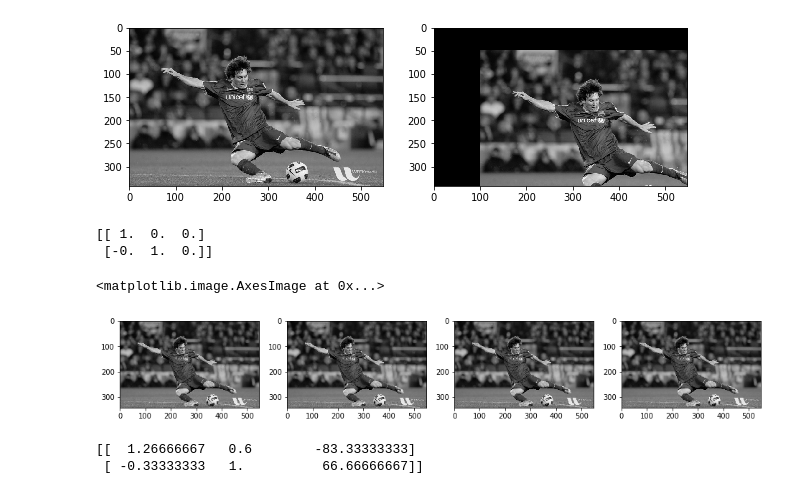
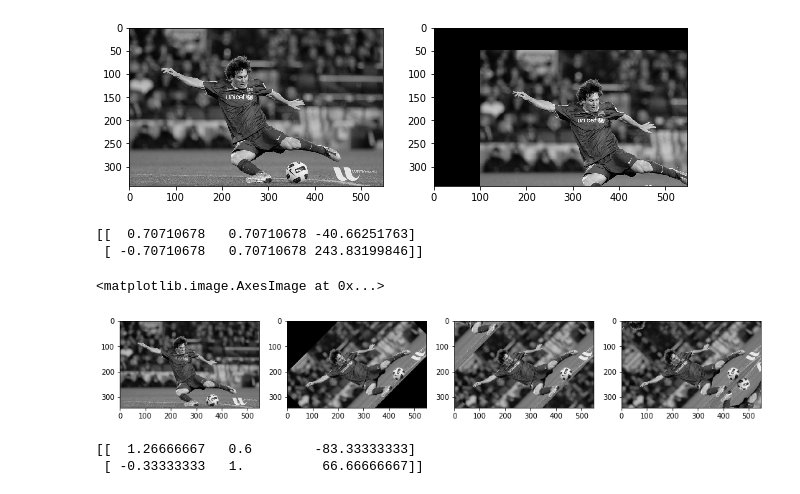
Before and after one commit to vafaei-ar/DSWSs, a Jupyter notebook: S06/notebooks/Intro_image_processing.ipynb, the cells around one changed output. Drawn from its saved outputs; the diff is of its cells as text; code cells hidden in the pictures.

```diff
--- a/S06/notebooks/Intro_image_processing.ipynb
+++ b/S06/notebooks/Intro_image_processing.ipynb
@@ -227,28 +322,28 @@ plt.imshow(dst, cmap='gray')
 # %%
 # Rotation
 img = cv2.imread('datasets/images/messi.jpg', cv2.IMREAD_GRAYSCALE)
 rows,cols = img.shape
 
-M = cv2.getRotationMatrix2D((cols/2,rows/2),0,1)
+M = cv2.getRotationMatrix2D((cols/2,rows/2),45,1)
 print (M)
 dst1 = cv2.warpAffine(img,M,(cols,rows))
 dst2 = cv2.warpAffine(img,M,(cols,rows),borderMode=cv2.BORDER_WRAP)
 dst3 = cv2.warpAffine(img,M,(cols,rows),borderMode=cv2.BORDER_REFLECT)
 
 plt.figure(figsize=(16,3))
 plt.subplot(1, 4, 1)
 plt.imshow(img, cmap='gray')
 plt.subplot(1, 4, 2)
 plt.imshow(dst1, cmap='gray')
 plt.subplot(1, 4, 3)
 plt.imshow(dst2, cmap='gray')
 plt.subplot(1, 4, 4)
 plt.imshow(dst3, cmap='gray')
 # %% [output]
-[[ 1.  0.  0.]
- [-0.  1.  0.]]
+[[  0.70710678   0.70710678 -40.66251763]
+ [ -0.70710678   0.70710678 243.83199846]]
 <matplotlib.image.AxesImage at 0x...>
-[figure, old version]
+[figure, new version]
 # %%
 # Affine Transformation
 img = cv2.imread('datasets/images/drawing.png')
```
Also changed, not shown: parts of 27 cells of this notebook, 40 other files.
